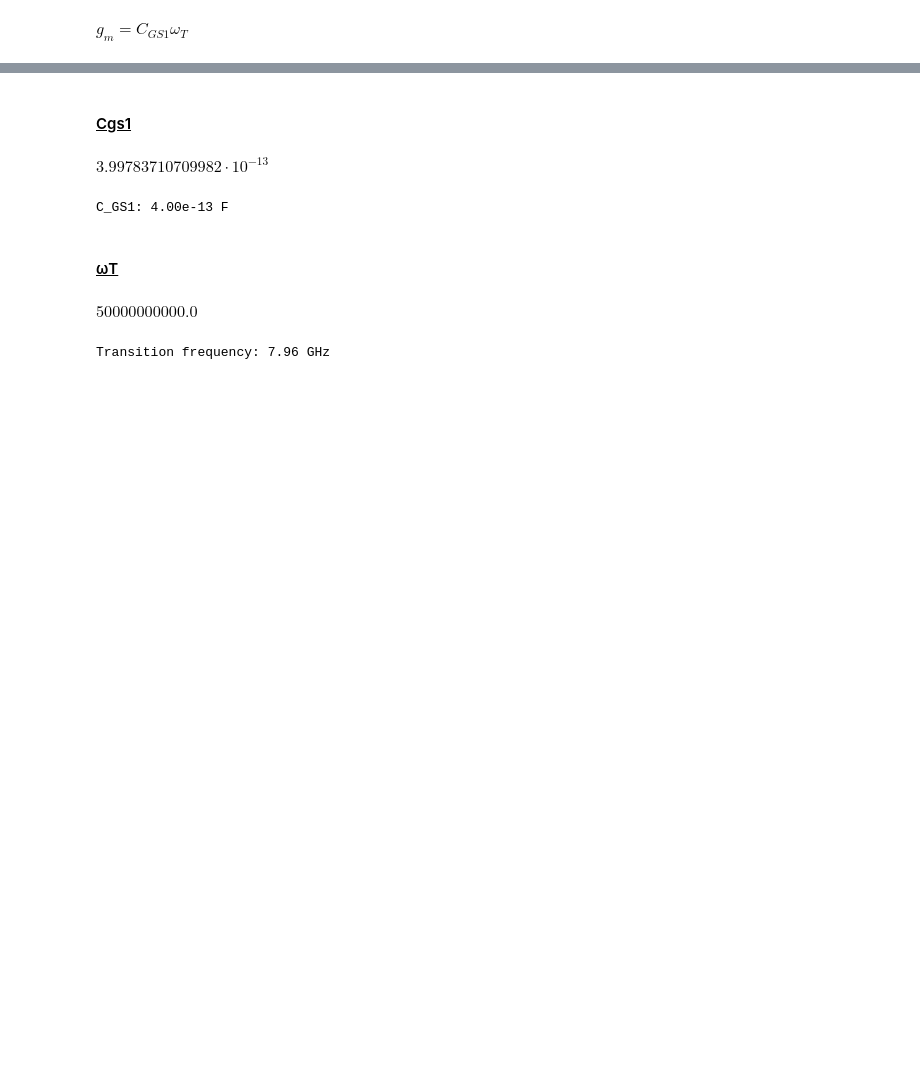
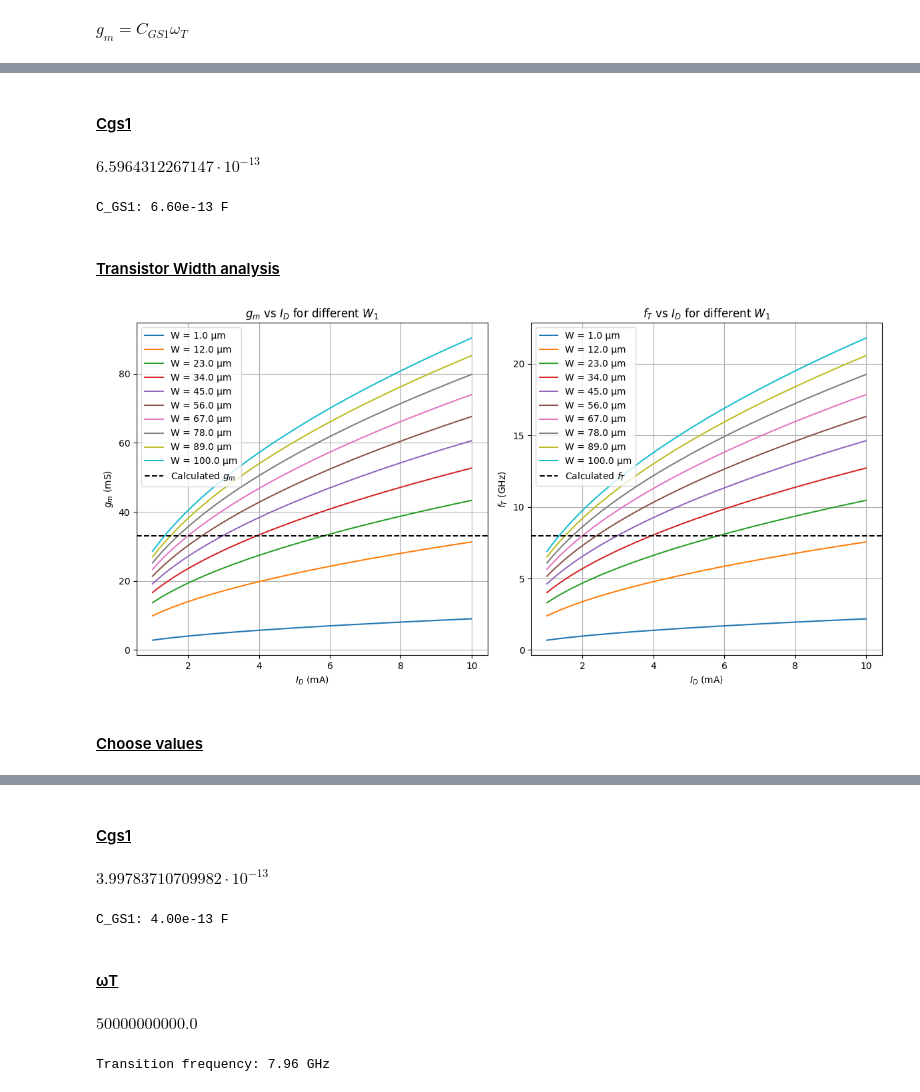
Before and after one commit to t-diogo/csrf, a Jupyter notebook: project/scripts/rffe.ipynb, the cells around one changed output, grey strips where cells are left out. Cells and saved outputs as stored; diff of their text form; code cells hidden in the pictures; blank space fills up the shorter version.

```diff
--- a/project/scripts/rffe.ipynb
+++ b/project/scripts/rffe.ipynb
@@ -75,4 +75,4 @@ $\displaystyle \frac{1}{C_{GS1} \left(L_{1} + L_{G}\right)} = \omega_{0}^{2}$
 # %%
-eq_2 = sp.Eq(L_1 * w_T, R_S)
+eq_2 = sp.Eq(R_S, L_1 * w_T)
 display(eq_2)
 # %% [output]
@@ -82,3 +82,6 @@ eq_3 = sp.Eq(g_m, w_T * C_GS1)
 display(eq_3)
 # %% [output]
 $\displaystyle g_{m} = C_{GS1} \omega_{T}$
+# %%
+eq_4 = sp.Eq(NF, 1 + g_m * R_S * gamma * (w_0 / w_T)**2)
+display(eq_4)
@@ -86,0 +138,65 @@ $\displaystyle g_{m} = C_{GS1} \omega_{T}$
+# %% [markdown]
+#### <u> Cgs1
+# %%
+C_GS1_expression = sp.solve(eq_3, C_GS1)[0]
+C_GS1_value = C_GS1_expression.subs({
+    g_m: g_m_value,
+    w_T: w_T_value
+})
+display(C_GS1_value)
+print(f"C_GS1: {C_GS1_value:.2e} F")
+# %% [output]
+$\displaystyle 6.5964312267147 \cdot 10^{-13}$
+C_GS1: 6.60e-13 F
+# %% [markdown]
+#### <u> Transistor Width analysis
+# %%
+L = L_MIN
+W_1 = np.linspace(1e-6, 100e-6, 10)
+I_D = np.linspace(1e-3, 10e-3, 100)
+# %%
+# Initialize arrays for gm and fT
+g_m_values = np.zeros((len(W_1), len(I_D)))
+f_T_values = np.zeros((len(W_1), len(I_D)))
+
+# Calculate gm and fT for each combination of W_1 and I_D
+for i, W in enumerate(W_1):
+    g_m_values[i, :] = np.sqrt(2 * K_N * (W / L) * I_D)
+    f_T_values[i, :] = g_m_values[i, :] / (2 * np.pi * C_GS1_value)
+
+# (((2/3) * W * L_1 * COX_N) + C_GS_extra)
+# %%
+calculated_gm = g_m_value
+calculated_fT = w_T_value / (2 * np.pi)
+
+# Plot gm and fT as functions of ID for different W_1
+plt.figure(figsize=(12, 6))
+
+# gm plot
+plt.subplot(1, 2, 1)
+for i, W in enumerate(W_1):
+    plt.plot(I_D * 1e3, g_m_values[i, :] * 1e3, label=f'W = {W * 1e6:.1f} µm')
+plt.axhline(y=calculated_gm * 1e3, color='black', linestyle='--', label=r'Calculated $g_m$')
+plt.xlabel(r'$I_D$ (mA)')
+plt.ylabel(r'$g_m$ (mS)')
+plt.title(r'$g_m$ vs $I_D$ for different $W_1$')
+plt.legend()
+plt.grid()
+
+# fT plot
+plt.subplot(1, 2, 2)
+for i, W in enumerate(W_1):
+    plt.plot(I_D * 1e3, f_T_values[i, :] * 1e-9, label=f'W = {W * 1e6:.1f} µm')
+plt.axhline(y=calculated_fT * 1e-9, color='black', linestyle='--', label=r'Calculated $f_T$')
+plt.xlabel(r'$I_D$ (mA)')
+plt.ylabel(r'$f_T$ (GHz)')
+plt.title(r'$f_T$ vs $I_D$ for different $W_1$')
+plt.legend()
+plt.grid()
+
+plt.tight_layout()
+plt.show()
+# %% [output]
+[figure, added]
+# %% [markdown]
+#### <u> Choose values
```
Also changed, not shown: parts of 24 cells of this notebook, 1 other file.
